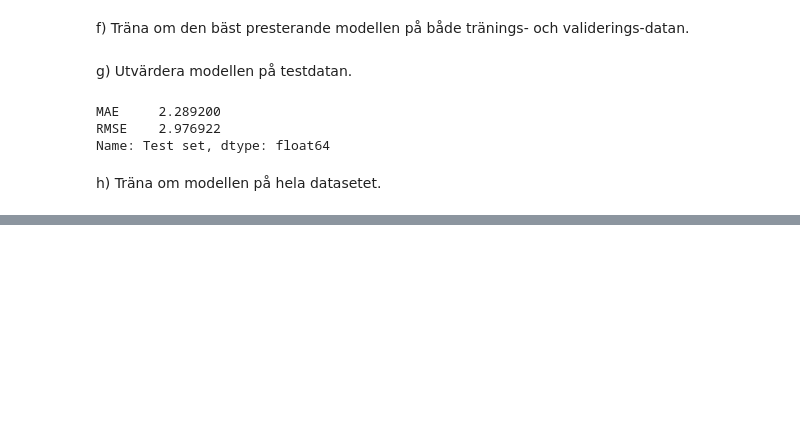
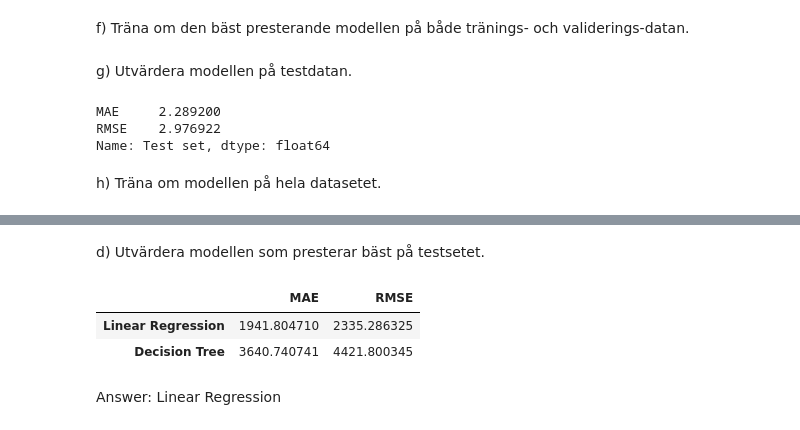
Before and after one commit to OscarWEdu/ai1kk, a Jupyter notebook: kap2.ipynb, the cells around one changed output, grey strips where cells are left out. Cells and saved outputs as stored; diff of their text form; code cells hidden in the pictures; blank space fills up the shorter version.

Commit message:
Q10 answers

```diff
--- a/kap2.ipynb
+++ b/kap2.ipynb
@@ -215,0 +280,15 @@ d) Utvärdera modellen som presterar bäst på testsetet.
+# %% [markdown]
+d) Utvärdera modellen som presterar bäst på testsetet.
+# %%
+sal_validation_results = pd.DataFrame({
+    'Linear Regression': regression_metrics(y_sal_test, lin_reg_sal_pred),
+    'Decision Tree': regression_metrics(y_sal_test, tree_reg_pred_sal)
+}).T
+
+sal_validation_results
+# %% [output]
+|  | MAE | RMSE |
+| Linear Regression | 1941.804710 | 2335.286325 |
+| Decision Tree | 3640.740741 | 4421.800345 |
+# %% [markdown]
+Answer: Linear Regression
```
Also changed, not shown: parts of 11 cells of this notebook.
